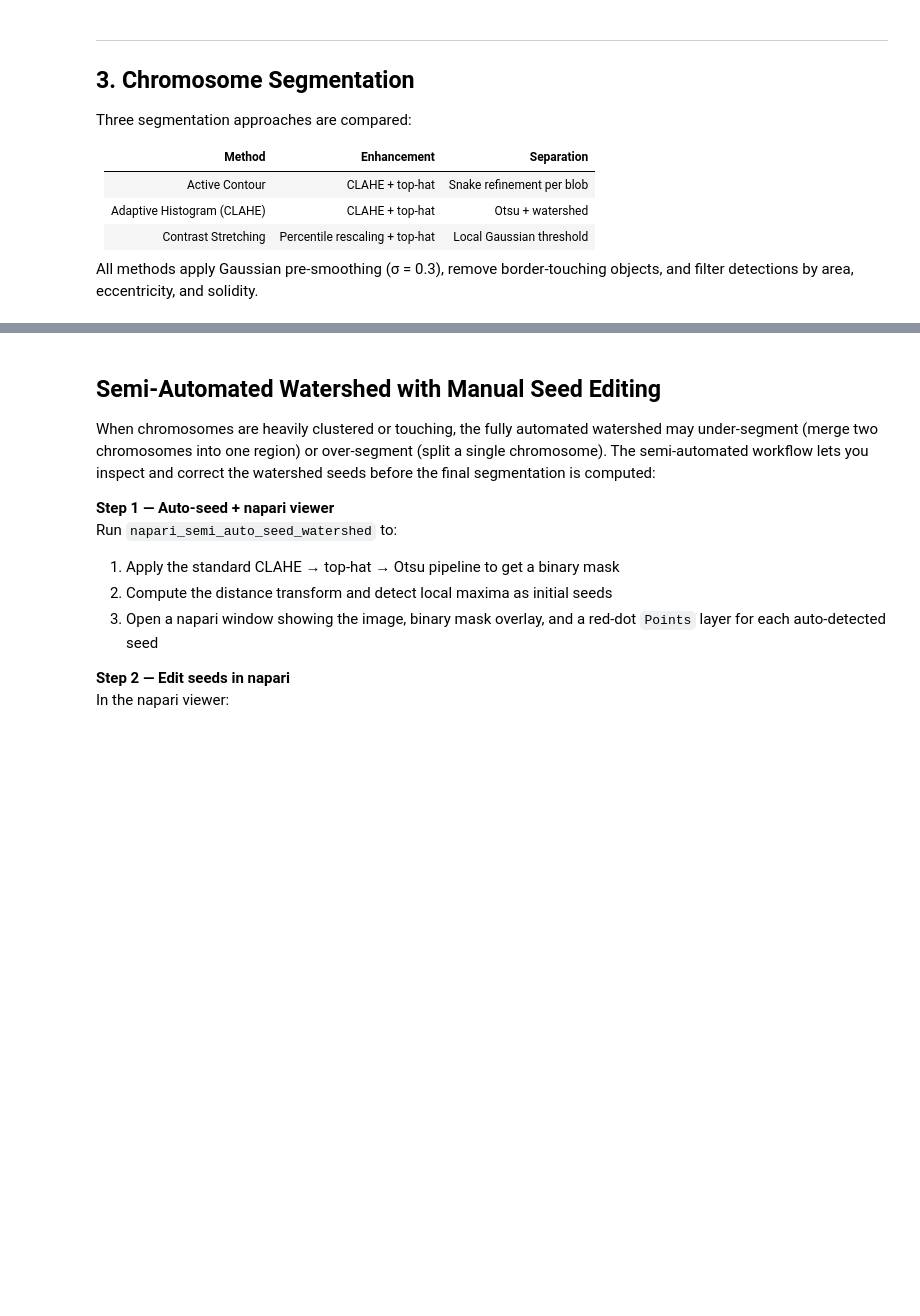
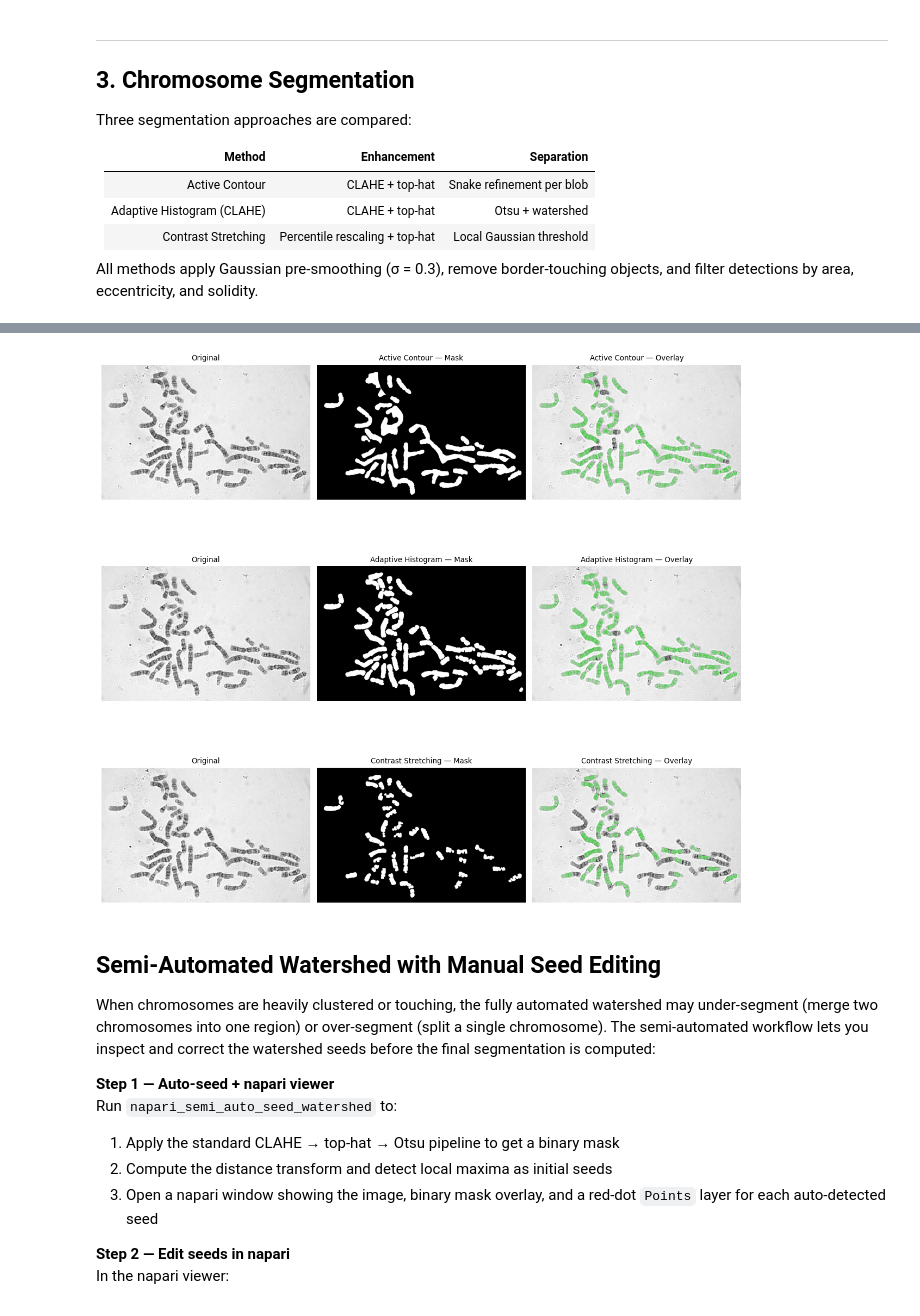
Before and after one commit to KojoAning/BME, a Jupyter notebook: bme.ipynb, the cells around one changed output, grey strips where cells are left out. Drawn from its saved outputs; the diff is of its cells as text; code cells hidden in the pictures; blank space fills up the shorter version.

```diff
--- a/bme.ipynb
+++ b/bme.ipynb
@@ -88,8 +91,8 @@ print(f'Abnormal images: {len(all_abnormal_imgs)}')
 # %%
-normal_imgs   = random.sample(all_normal_imgs,   min(SUBSET_SIZE, len(all_normal_imgs)))   if SUBSET_SIZE else all_normal_imgs
-abnormal_imgs = random.sample(all_abnormal_imgs, min(SUBSET_SIZE, len(all_abnormal_imgs))) if SUBSET_SIZE else all_abnormal_imgs
-all_imgs      = normal_imgs
+normal_chromosomes   = random.sample(all_normal_chromosomes,   min(SUBSET_SIZE, len(all_normal_chromosomes)))   if SUBSET_SIZE else all_normal_chromosomes
+abnormal_chromosomes = random.sample(all_abnormal_chromosomes, min(SUBSET_SIZE, len(all_abnormal_chromosomes))) if SUBSET_SIZE else all_abnormal_chromosomes
+all_imgs      = normal_chromosomes + abnormal_chromosomes
 
-print(f'Sampled normal:   {len(normal_imgs)}')
-print(f'Sampled abnormal: {len(abnormal_imgs)}')
+print(f'Sampled normal:   {len(normal_chromosomes)}')
+print(f'Sampled abnormal: {len(abnormal_chromosomes)}')
 print(f'Total:            {len(all_imgs)}')
@@ -158,14 +195,17 @@ Quality metrics are computed for every image in the subset. Images are rejected
 
 Percentile-based thresholds adapt to the actual distribution of the loaded subset rather than relying on fixed absolute values.
 # %%
-print('Computing quality metrics for all images...')
-quality_records = []
-for p in all_imgs:
-    m = compute_image_quality_metrics(p)
-    m['path'] = p
-    m['image'] = p.name
-    quality_records.append(m)
+def compute_quality(imgs, label):
+    print(f'Computing quality metrics for {label} images...')
+    records = []
+    for p in imgs:
+        m = compute_image_quality_metrics(p)
+        m['path']  = p
+        m['image'] = p.name
+        records.append(m)
+    df = pd.DataFrame(records)
+    print(f'  {len(df)} images evaluated')
+    return df
 
-df_quality = pd.DataFrame(quality_records)
-print(f'Images evaluated: {len(df_quality)}')
-df_quality[['image', 'sharpness', 'contrast', 'background_uniformity']].round(4)
+df_quality_normal   = compute_quality(normal_chromosomes,   'Normal')
+df_quality_abnormal = compute_quality(abnormal_chromosomes, 'Abnormal')
@@ -196,4 +265,8 @@ if len(df_bad) > 0:
 # %%
-# update all_imgs to only include images that passed quality filtering
-all_imgs = list(df_good['path'])
-print(f'all_imgs updated: {len(all_imgs)} images ready for segmentation')
+normal_chromosomes   = list(df_good_normal['path'])
+abnormal_chromosomes = list(df_good_abnormal['path'])
+all_imgs      = normal_chromosomes + abnormal_chromosomes
+
+print(f'normal_chromosomes   updated: {len(normal_chromosomes)} images')
+print(f'abnormal_chromosomes updated: {len(abnormal_chromosomes)} images')
+print(f'all_imgs      updated: {len(all_imgs)} images ready for segmentation')
@@ -221,34 +304,36 @@ mask_adaptive_histogram = chromosome_mask_with_adaptive_histogram(all_imgs[sampl
 # %%
-index    = 5
+index    = 20
 img_gray = skimage.io.imread(all_imgs[index], as_gray=True)
 img_rgb  = np.stack([img_gray] * 3, axis=-1)
 
 algorithms = {
     'Active Contour':      chromosome_mask_with_active_contour,
     'Adaptive Histogram':  chromosome_mask_with_adaptive_histogram,
     'Contrast Stretching': chromosome_mask_with_contrast_stretching,
 }
 
 fig, axes = plt.subplots(len(algorithms), 3, figsize=(12, 4 * len(algorithms)))
 
 for row, (name, fn) in enumerate(algorithms.items()):
     mask    = fn(all_imgs[index], plot=False)
     overlay = img_rgb.copy()
     overlay[mask, 1] = 0.8
 
     axes[row, 0].imshow(img_gray, cmap='gray')
     axes[row, 0].set_title('Original')
     axes[row, 1].imshow(mask, cmap='gray')
     axes[row, 1].set_title(f'{name} — Mask')
     axes[row, 2].imshow(overlay)
     axes[row, 2].set_title(f'{name} — Overlay')
 
     for ax in axes[row]:
         ax.axis('off')
 
 plt.tight_layout()
 plt.imsave('segmentation_comparison.png', fig.canvas.buffer_rgba())
 plt.show()
+# %% [output]
+[figure, added]
 # %% [markdown]
 ## Semi-Automated Watershed with Manual Seed Editing
 
```
Also changed, not shown: parts of 15 cells of this notebook, 3 other files.
